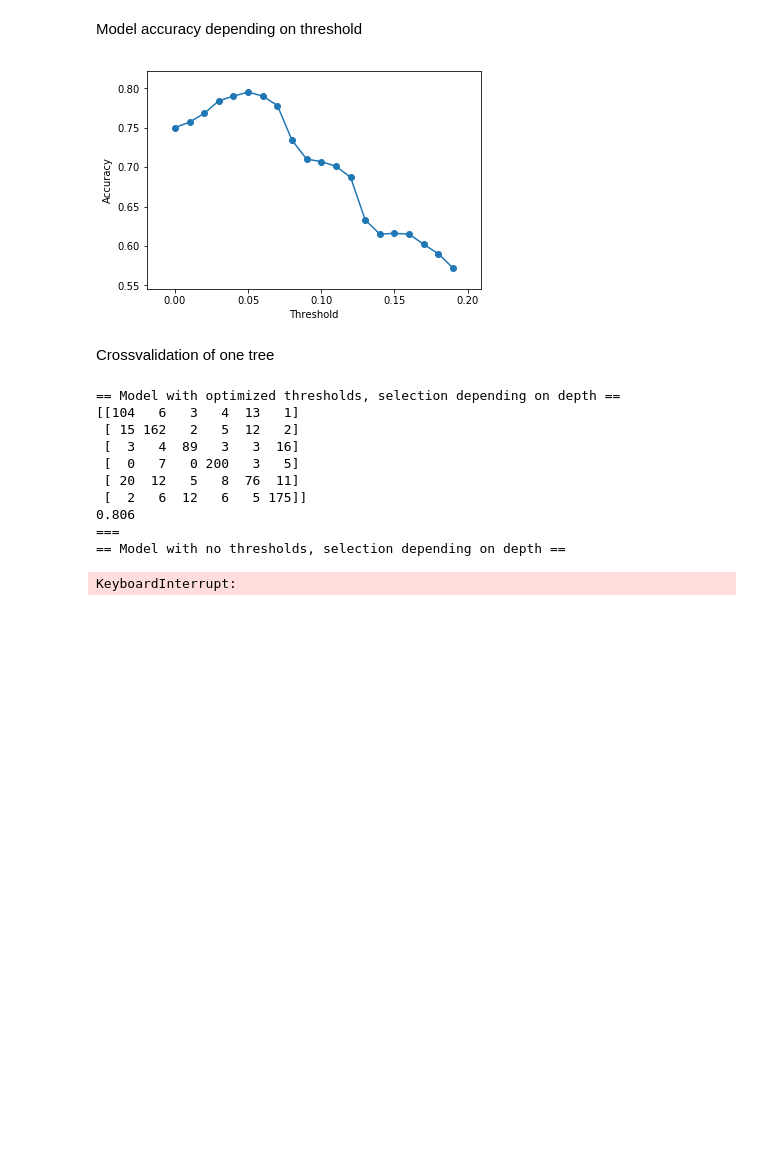
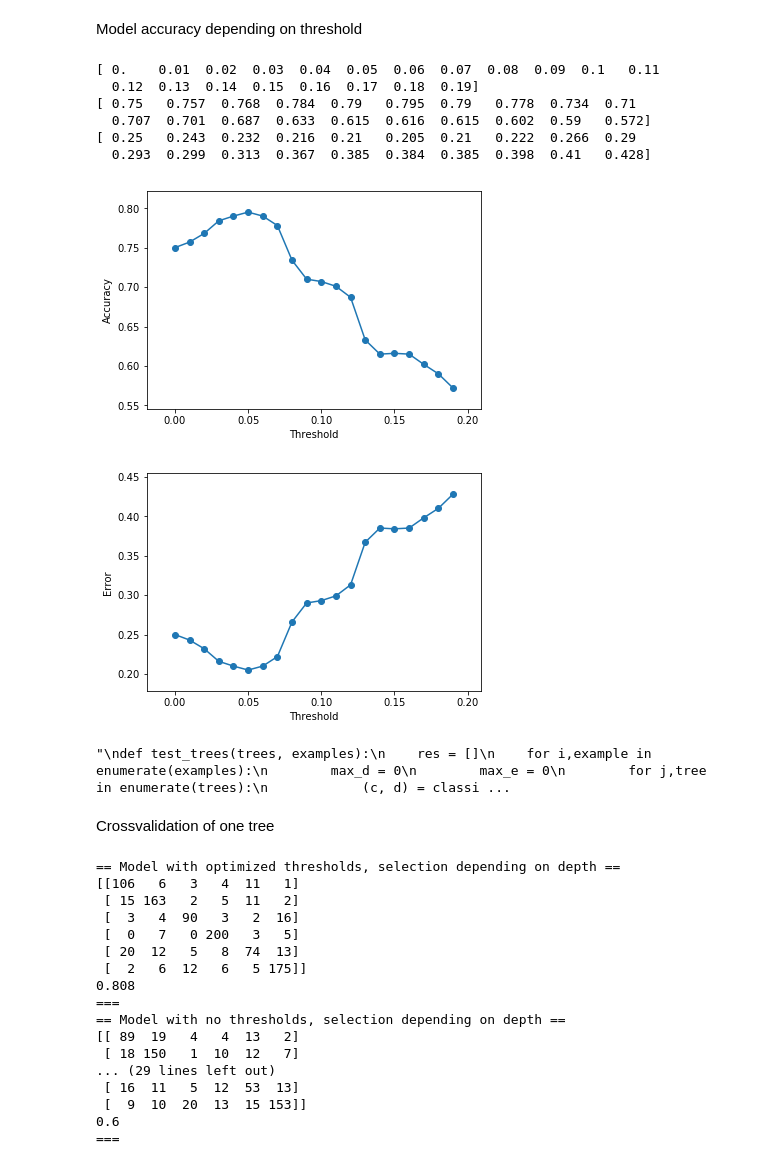
Before and after one commit to Mylak1995/DecisionTree, a Jupyter notebook: notebook/DecisionTree.ipynb, the cells around one changed output. Drawn from its saved outputs; the diff is of its cells as text; code cells hidden in the pictures; blank space fills up the shorter version.

Commit message:
Error visualisation TODO: export to .mat

```diff
--- a/notebook/DecisionTree.ipynb
+++ b/notebook/DecisionTree.ipynb
@@ -360,26 +360,46 @@ Model accuracy depending on threshold
 # %%
 if __name__ == '__main__':
     xs = []
     ys = []
+    er = []
     x, y = load_clean_data()
 
     for i in range(20):
         cm = confusion_matrix_10_cross(x,y,prune=0,threshold=[i*0.01,i*0.01,i*0.01,i*0.01,i*0.01,i*0.01])
         xs.append(i*0.01)
         ys.append((cm[0,0]+cm[1,1]+cm[2,2]+cm[3,3]+cm[4,4]+cm[5,5])/np.sum(cm))
+        er.append(1-ys[i])
     xs=np.array(xs)
     ys=np.array(ys)
-
+    er=np.array(er)
+    print(xs)
+    print(ys)
+    print(er)
     import matplotlib.pyplot as plt
 
     plt.scatter(xs,ys)
     plt.plot(xs,ys)
     plt.ylabel('Accuracy')
     plt.xlabel('Threshold')
     plt.savefig('figure.png')
     plt.show()
+    plt.clf()
+
+    plt.scatter(xs,er)
+    plt.plot(xs,er)
+    plt.ylabel('Error')
+    plt.xlabel('Threshold')
+    plt.savefig('figure2.png')
+    plt.show()
 # %% [output]
+[ 0.    0.01  0.02  0.03  0.04  0.05  0.06  0.07  0.08  0.09  0.1   0.11
+  0.12  0.13  0.14  0.15  0.16  0.17  0.18  0.19]
+[ 0.75   0.757  0.768  0.784  0.79   0.795  0.79   0.778  0.734  0.71
+  0.707  0.701  0.687  0.633  0.615  0.616  0.615  0.602  0.59   0.572]
+[ 0.25   0.243  0.232  0.216  0.21   0.205  0.21   0.222  0.266  0.29
+  0.293  0.299  0.313  0.367  0.385  0.384  0.385  0.398  0.41   0.428]
 [figure]
+[figure, added]
 # %%
 '''
 def test_trees(trees, examples):
@@ -434,6 +454,8 @@ def k_fold_validation(examples, targets, k, prune=False):
         precs.append(precision)
     print('PRECISION = ' + str(np.mean(np.array(precs))))
 '''
+# %% [output]
+"\ndef test_trees(trees, examples):\n    res = []\n    for i,example in enumerate(examples):\n        max_d = 0\n        max_e = 0\n        for j,tree in enumerate(trees):\n            (c, d) = classi ...
 # %% [markdown]
 Crossvalidation of one tree
 # %%
@@ -484,21 +506,39 @@ if __name__ == '__main__':
     print((cm[0,0]+cm[1,1]+cm[2,2]+cm[3,3]+cm[4,4]+cm[5,5])/np.sum(cm))
     print('===')
 
-
     print('== Model with no thresholds, random selection ==')
     cm = confusion_matrix_10_cross(x,y,prune=0,random=1)
     print(cm)
     print((cm[0,0]+cm[1,1]+cm[2,2]+cm[3,3]+cm[4,4]+cm[5,5])/np.sum(cm))
     print('===')
+
+    x,y = load_noisy_data()
+    print('== Noisy data, model with no thresholds, selection depending on depth ==')
+    cm = confusion_matrix_10_cross(x,y,prune=0)
+    print(cm)
+    print((cm[0,0]+cm[1,1]+cm[2,2]+cm[3,3]+cm[4,4]+cm[5,5])/np.sum(cm))
+    print('===')
+
+    print('== Noisy data, model with no thresholds, selection depending on depth ==')
+    cm = confusion_matrix_10_cross(x,y,prune=0,random=1)
+    print(cm)
+    print((cm[0,0]+cm[1,1]+cm[2,2]+cm[3,3]+cm[4,4]+cm[5,5])/np.sum(cm))
+    print('===')
 # %% [output]
 == Model with optimized thresholds, selection depending on depth ==
-[[104   6   3   4  13   1]
- [ 15 162   2   5  12   2]
- [  3   4  89   3   3  16]
+[[106   6   3   4  11   1]
+ [ 15 163   2   5  11   2]
+ [  3   4  90   3   2  16]
  [  0   7   0 200   3   5]
- [ 20  12   5   8  76  11]
+ [ 20  12   5   8  74  13]
  [  2   6  12   6   5 175]]
-0.806
+0.808
 ===
 == Model with no thresholds, selection depending on depth ==
+[[ 89  19   4   4  13   2]
+ [ 18 150   1  10  12   7]
+... (29 lines left out)
+ [ 16  11   5  12  53  13]
+ [  9  10  20  13  15 153]]
+0.6
+===
-KeyboardInterrupt:
```
Also changed, not shown: parts of 2 cells of this notebook.
